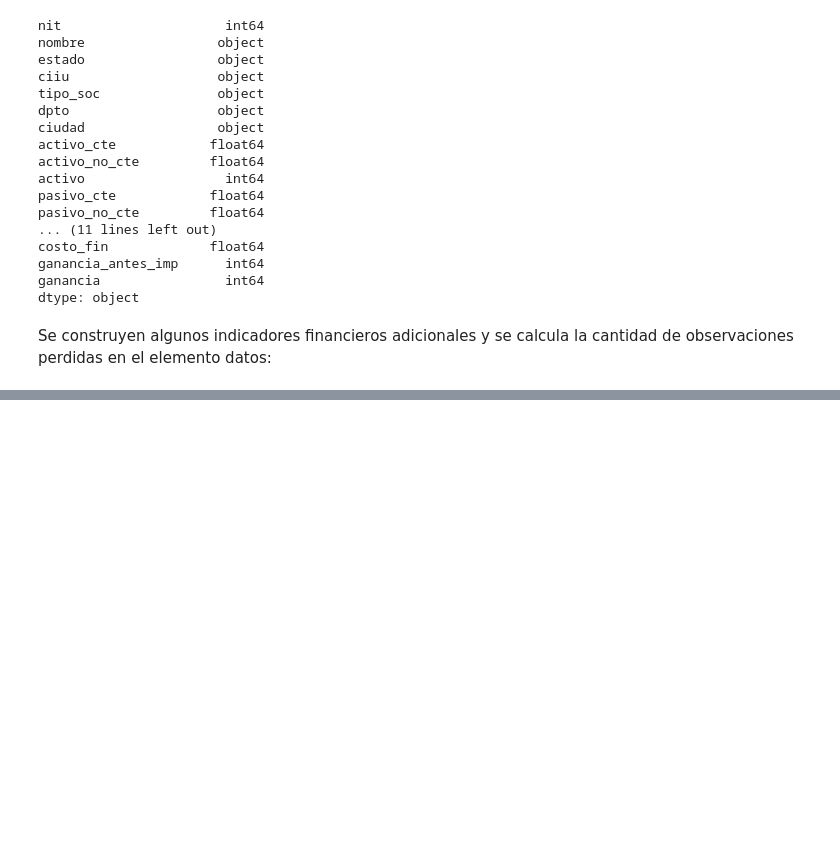
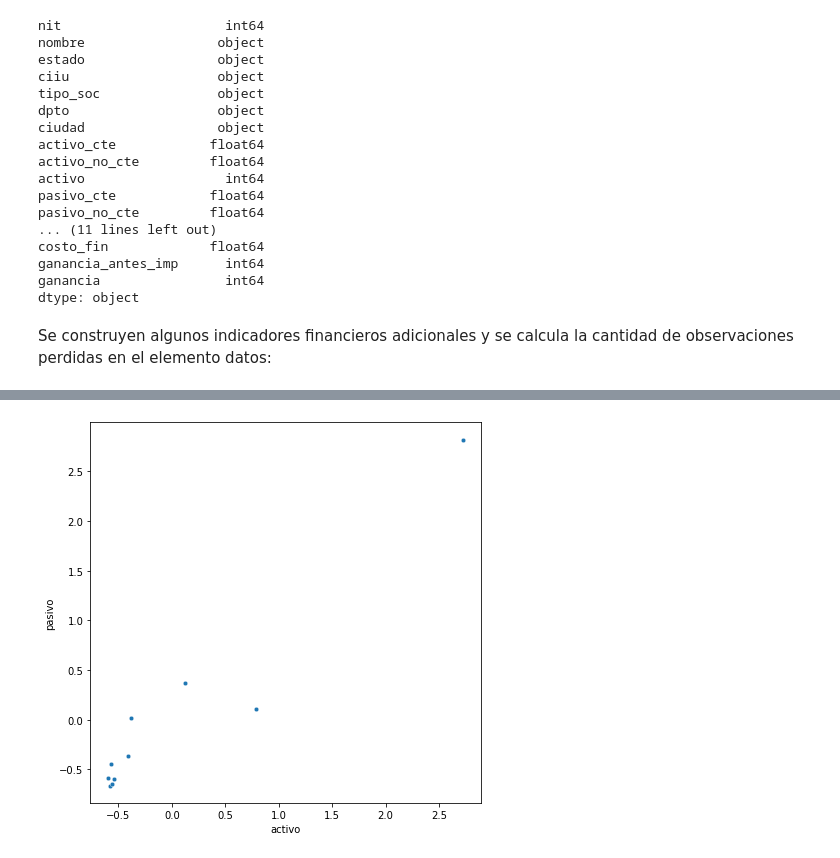
Before and after one commit to dfbeltran/cursotomadecisiones, a Jupyter notebook: 4. Análisis_clúster_y_análisis_de_anomalías.ipynb, the cells around one changed output, grey strips where cells are left out. Saved outputs shown, nothing was run; the diff lists cells and outputs as text; code cells hidden in the pictures; blank space fills up the shorter version.

```diff
--- a/4. Análisis_clúster_y_análisis_de_anomalías.ipynb
+++ b/4. Análisis_clúster_y_análisis_de_anomalías.ipynb
@@ -283,0 +330,2 @@ datos['ingreso_patrimonio'] = datos['ingreso']/datos['patrimonio']
+# %%
+datos = load_and_reduce_mem_usage(datos)
@@ -283,0 +368,23 @@ datos['ingreso_patrimonio'] = datos['ingreso']/datos['patrimonio']
+# %%
+def pipeline_transformacion(df, crear_dummies = False):
+    '''
+    Pipeline de preprocesamiento
+    '''
+    columnas_numericas = datos.select_dtypes('number').columns[1:]
+    columnas_categoricas =  datos.select_dtypes('category').columns
+
+    transformador_numerico =  Pipeline(steps=[('inputar', SimpleImputer(strategy='mean')),
+                                              ('scaler', StandardScaler())])
+    if crear_dummies:
+        scaler = ColumnTransformer(transformers=[('num', transformador_numerico, columnas_numericas),
+                                                ('cat', OneHotEncoder(), columnas_categoricas)],
+                                remainder = 'passthrough')
+    else:
+        scaler = ColumnTransformer(transformers=[('num', transformador_numerico, columnas_numericas)],
+                                                remainder = 'passthrough')
+
+    return scaler.fit(df)
+# %%
+primeros_10_datos = datos.iloc[[0,1,3,4,5,7,8,9,10,11], :]
+transformador = pipeline_transformacion(primeros_10_datos, crear_dummies = False)
+primeros_10_datos[['activo','pasivo']]
@@ -283,0 +403,4 @@ datos['ingreso_patrimonio'] = datos['ingreso']/datos['patrimonio']
+# %%
+columns = list(transformador.transformers_[0][2]) + list(datos.columns[list(transformador.transformers_[1][2])])
+primeros_10_datos_transformados = pd.DataFrame(transformador.transform(primeros_10_datos), columns=columns)
+primeros_10_datos_transformados[['activo','pasivo']]
@@ -283,0 +423,8 @@ datos['ingreso_patrimonio'] = datos['ingreso']/datos['patrimonio']
+# %%
+import seaborn as sns
+import matplotlib.pyplot as plt
+
+fig, ax = plt.subplots(figsize=(7,7))
+sns.scatterplot(data=primeros_10_datos_transformados, x="activo", y="pasivo", s= 20);
+# %% [output]
+[figure, added]
```
Also changed, not shown: parts of 26 cells of this notebook.
